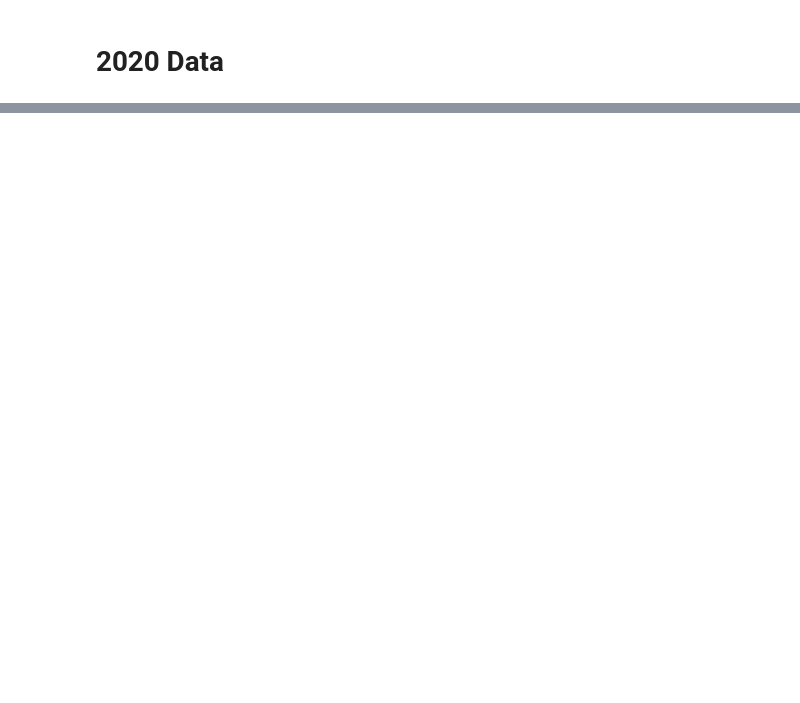
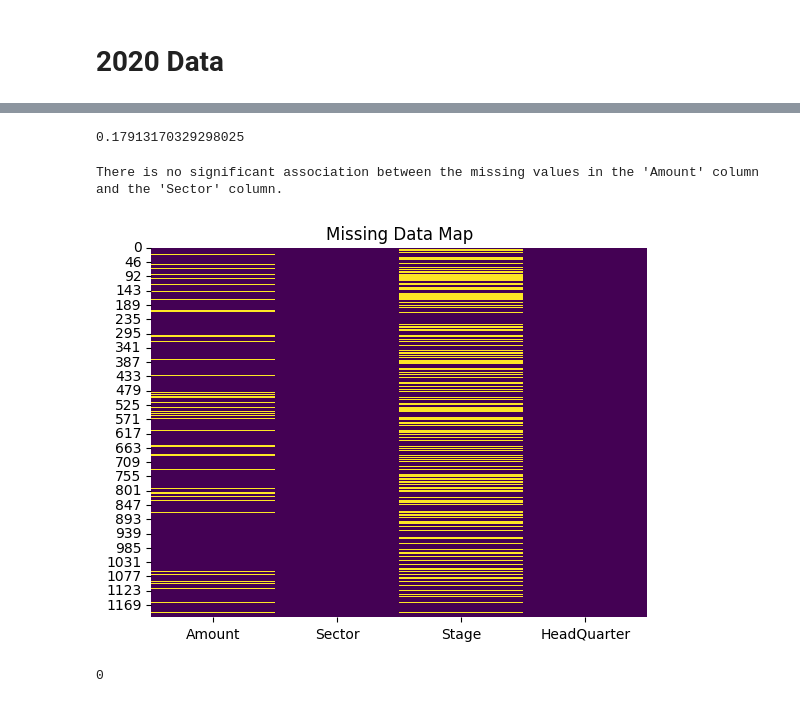
Before and after one commit to Faith-theAnalyst/Indian_Startup_Analysis, a Jupyter notebook: indian_startup_analysis.ipynb, the cells around one changed output, grey strips where cells are left out. Saved outputs shown, nothing was run; the diff lists cells and outputs as text; code cells hidden in the pictures; blank space fills up the shorter version.

```diff
--- a/indian_startup_analysis.ipynb
+++ b/indian_startup_analysis.ipynb
@@ -1206,0 +1930,6 @@ df2.to_csv('df_2019.csv', index=False) # here we are saving the set and naming i
+# %%
+# getting the row that matches the Amount
+# repositioning the values to their respective columns
+
+df4.loc[df4["Company_Brand"] == "Godamwale", ["Amount", "Stage", "Investor"]] = ["$1000000", "Seed",np.nan]
+df4.loc[df4["Company_Brand"] == "Godamwale"]
@@ -1206,0 +1939,4 @@ df2.to_csv('df_2019.csv', index=False) # here we are saving the set and naming i
+# %%
+df4.loc[df4["Company_Brand"] == "AdmitKard", ["Amount", "Stage", "Investor"]] = [
+    "$1000000", "Pre-series A",np.nan]
+df4.loc[df4["Company_Brand"] == "AdmitKard"]
@@ -1206,0 +1946,8 @@ df2.to_csv('df_2019.csv', index=False) # here we are saving the set and naming i
+# %%
+# Cleaning the Amounts column & removing the currency symbol in df4
+df4['Amount'] = df4['Amount'].astype(str).str.replace('[\₹$,]', '', regex=True)
+df4['Amount'].replace(['Undisclosed', '$undisclosed', 'None', 'undisclosed', '$Undisclosed'], np.nan, inplace=True, regex=True)
+df4['Amount'].replace([',', '—', '$'], ['', 0, ''], inplace=True, regex=True)
+df4['Amount'].replace('', np.nan, inplace=True)  # Replace empty strings with NaN
+df4['Amount'].replace(0, np.nan, inplace=True)   # Replace 0 with NaN
+df4['Amount'].replace({None: np.nan}, inplace=True)
@@ -1206,0 +1974,3 @@ df2.to_csv('df_2019.csv', index=False) # here we are saving the set and naming i
+# %%
+df4['Amount'] = df4['Amount'].astype(float)
+type(df4['Amount'][0])   # we are converting to float
@@ -1206,0 +2015,30 @@ df2.to_csv('df_2019.csv', index=False) # here we are saving the set and naming i
+# %%
+# below we are performing the chi-square test
+chi2_3, p_value_3, _,_ = chi2_contingency(conting_table_3)
+chi2_3
+p_value_3
+# %% [output]
+0.17913170329298025
+# %%
+# we are interpretting the chi-sqaure test
+significance_level_3 = 0.05
+
+if p_value_3 < significance_level_3:
+    print("There is a significant association between the missing values in the 'Amount' column and the 'Sector' column.")
+else:
+    print("There is no significant association between the missing values in the 'Amount' column and the 'Sector' column.")
+# %% [output]
+There is no significant association between the missing values in the 'Amount' column and the 'Sector' column.
+# %%
+# creating a subset of the relevant columns
+rele_col = ['Amount', 'Sector', 'Stage', 'HeadQuarter']
+
+# creating a dataframe with missing value indicator
+missing_indicator_df = df4[rele_col].isnull()
+
+# below we are creating a missing data heat map
+sns.heatmap(missing_indicator_df, cmap='viridis', cbar=False)
+plt.title('Missing Data Map')
+plt.show()
+# %% [output]
+[figure, added]
@@ -1206,0 +2053,4 @@ df2.to_csv('df_2019.csv', index=False) # here we are saving the set and naming i
+# %%
+df4['Amount'].isnull().sum() # checking for null values
+# %% [output]
+0
```
Also changed, not shown: parts of 126 cells of this notebook, 3 other files.
